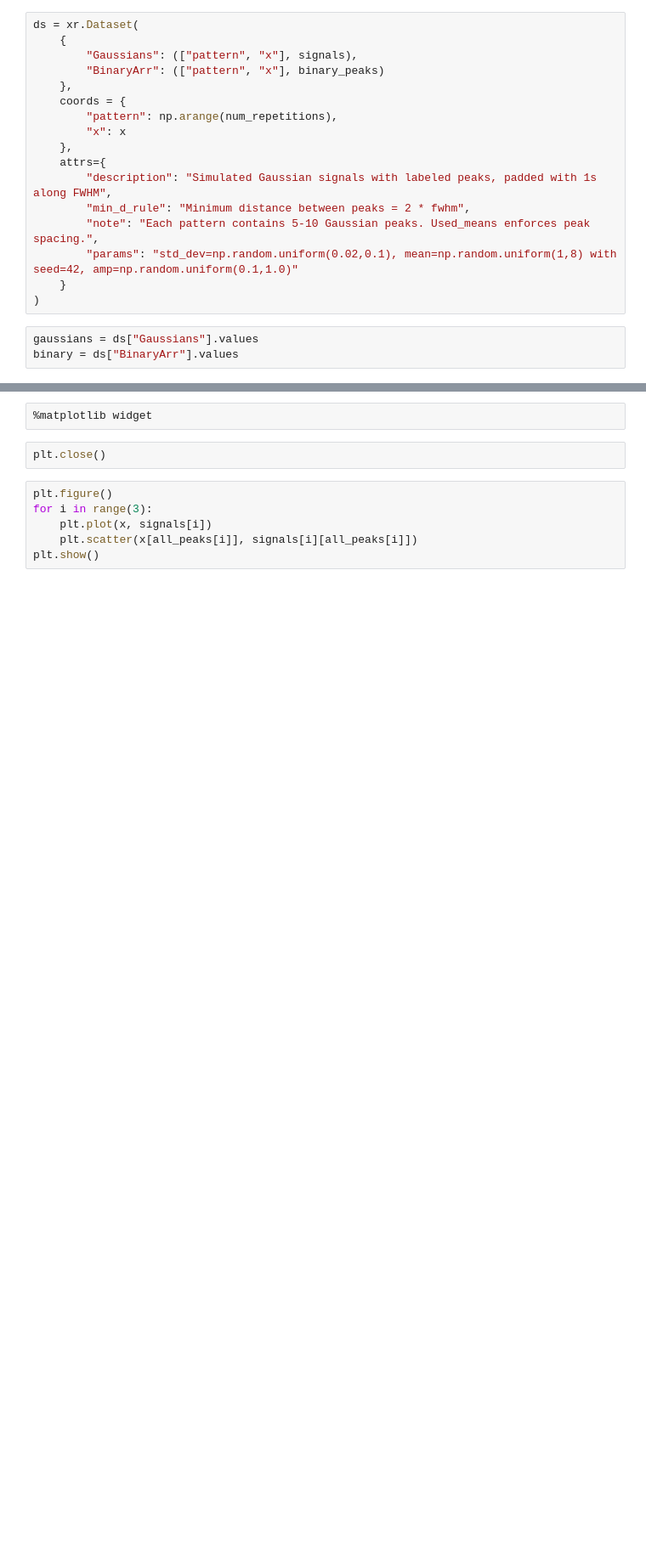
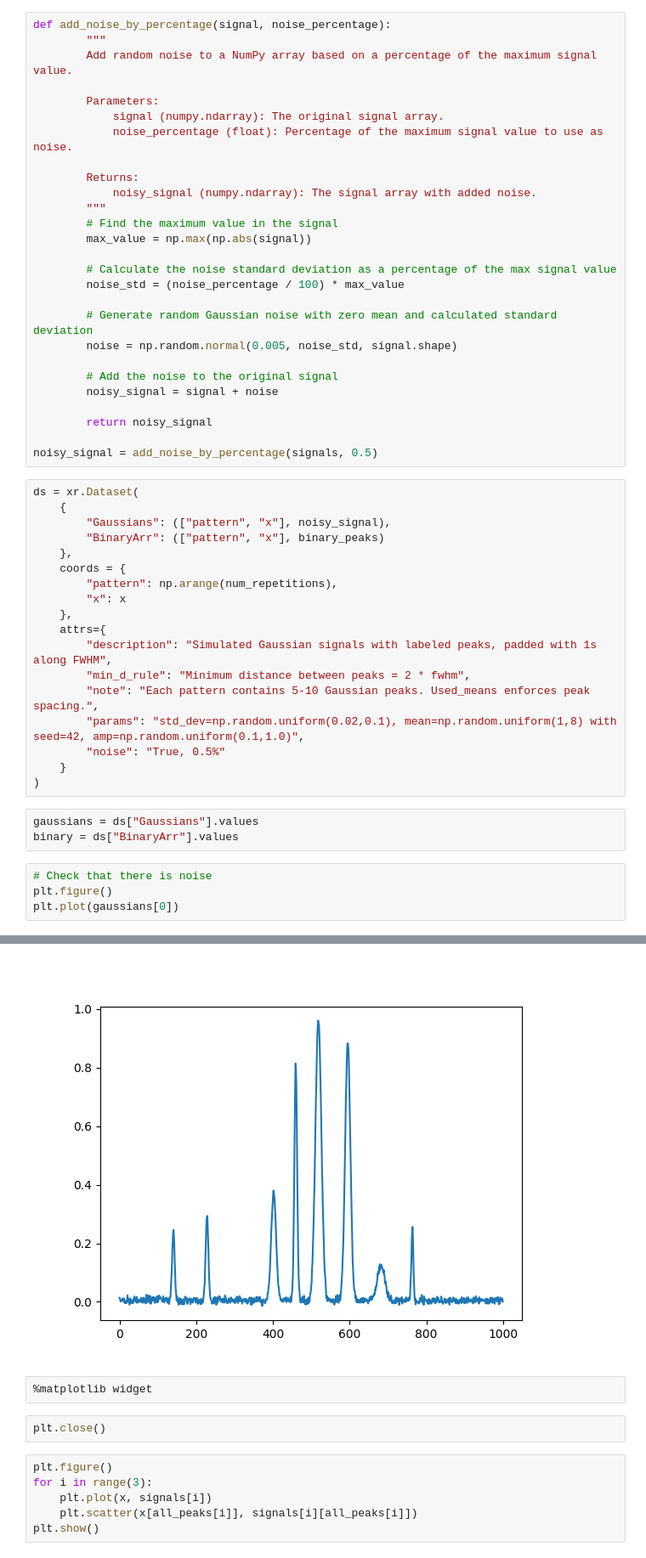
Before and after one commit to soniahasko/internship_2025, a Jupyter notebook: Analytical_Functions/sim_gauss_small.ipynb, the cells around one changed output, grey strips where cells are left out. Shown at 85% size. Cells and saved outputs as stored; diff of their text form; blank space fills up the shorter version.

Commit message:
Added noise to simulated analytical functions.

```diff
--- a/Analytical_Functions/sim_gauss_small.ipynb
+++ b/Analytical_Functions/sim_gauss_small.ipynb
@@ -199,7 +197,34 @@ peak_indices = []
+# %%
+def add_noise_by_percentage(signal, noise_percentage):
+        """
+        Add random noise to a NumPy array based on a percentage of the maximum signal value.
+
+        Parameters:
+            signal (numpy.ndarray): The original signal array.
+            noise_percentage (float): Percentage of the maximum signal value to use as noise.
+
+        Returns:
+            noisy_signal (numpy.ndarray): The signal array with added noise.
+        """
+        # Find the maximum value in the signal
+        max_value = np.max(np.abs(signal))
+
+        # Calculate the noise standard deviation as a percentage of the max signal value
+        noise_std = (noise_percentage / 100) * max_value
+
+        # Generate random Gaussian noise with zero mean and calculated standard deviation
+        noise = np.random.normal(0.005, noise_std, signal.shape)
+
+        # Add the noise to the original signal
+        noisy_signal = signal + noise
+
+        return noisy_signal
+
+noisy_signal = add_noise_by_percentage(signals, 0.5)
 # %%
 ds = xr.Dataset(
     {
-        "Gaussians": (["pattern", "x"], signals),
+        "Gaussians": (["pattern", "x"], noisy_signal),
         "BinaryArr": (["pattern", "x"], binary_peaks)
     },
     coords = {
@@ -210,9 +235,15 @@ ds = xr.Dataset(
         "description": "Simulated Gaussian signals with labeled peaks, padded with 1s along FWHM",
         "min_d_rule": "Minimum distance between peaks = 2 * fwhm",
         "note": "Each pattern contains 5-10 Gaussian peaks. Used_means enforces peak spacing.",
-        "params": "std_dev=np.random.uniform(0.02,0.1), mean=np.random.uniform(1,8) with seed=42, amp=np.random.uniform(0.1,1.0)"
+        "params": "std_dev=np.random.uniform(0.02,0.1), mean=np.random.uniform(1,8) with seed=42, amp=np.random.uniform(0.1,1.0)",
+        "noise": "True, 0.5%"
     }
 )
 # %%
 gaussians = ds["Gaussians"].values
 binary = ds["BinaryArr"].values
+# %%
+# Check that there is noise
+plt.figure()
+plt.plot(gaussians[0])
+# %% [output]
@@ -219,3 +251,4 @@ binary = ds["BinaryArr"].values
+[figure, added]
 # %%
 %matplotlib widget
 # %%
```
Also changed, not shown: parts of 2 cells of this notebook, 3 other files.
